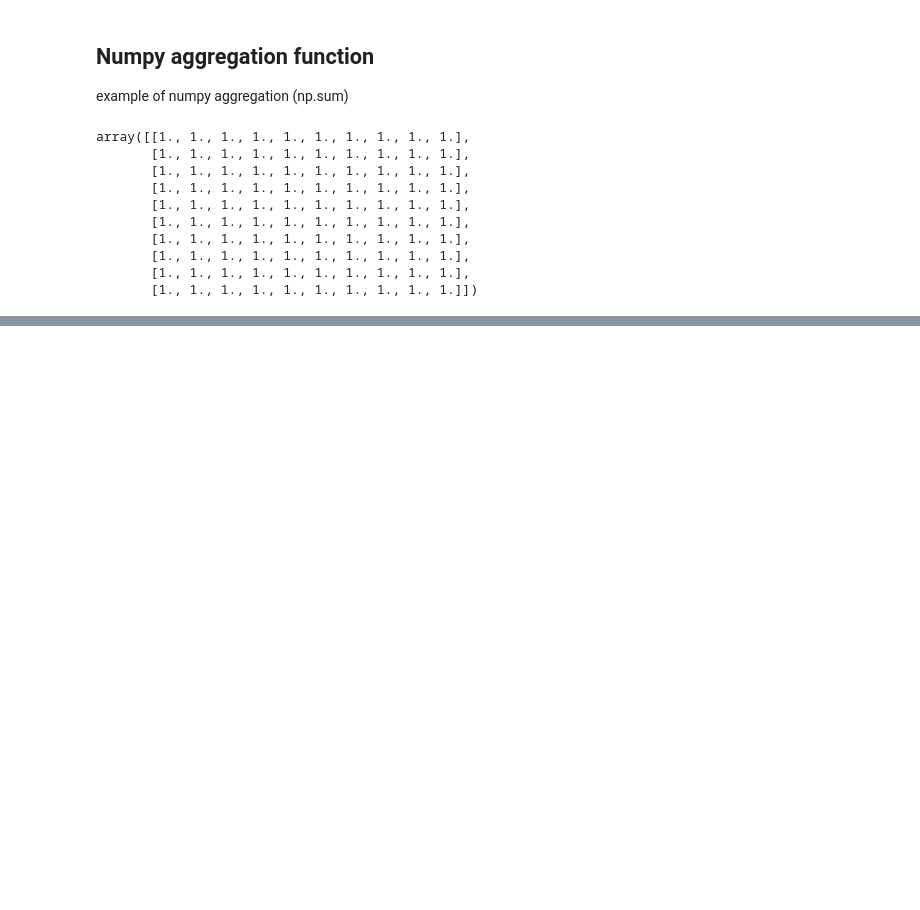
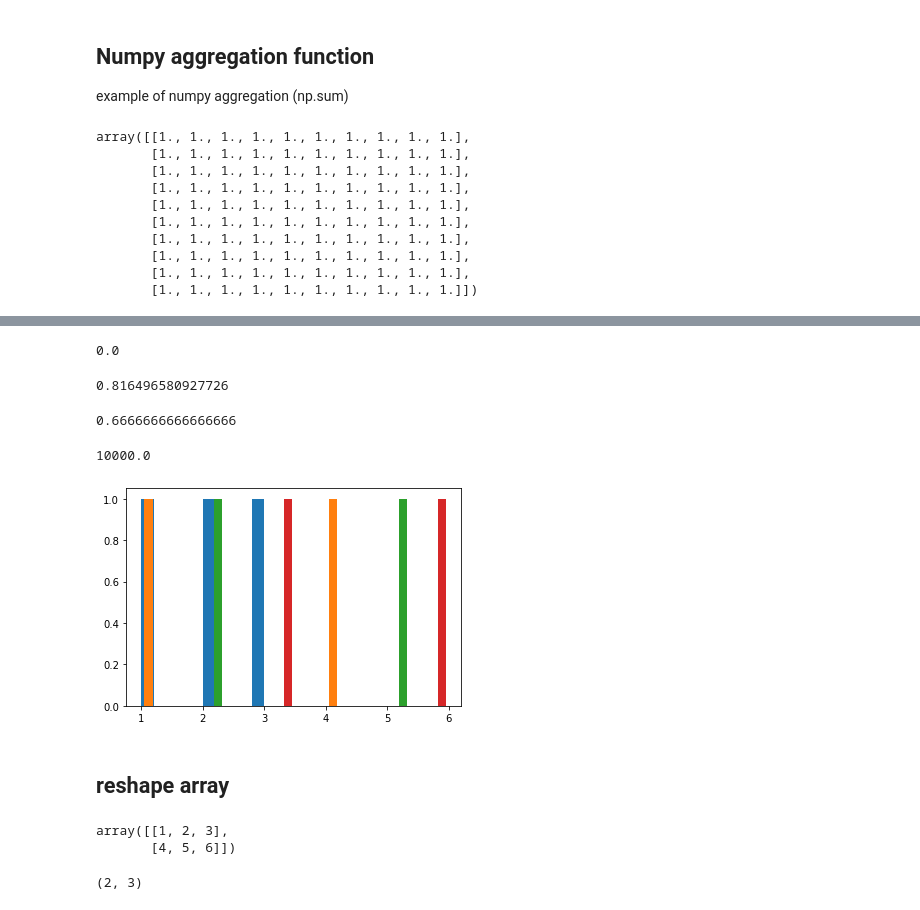
Before and after one commit to thanaponpuipui/data-science-learning, a Jupyter notebook: numpy/numpy-intro.ipynb, the cells around one changed output, grey strips where cells are left out. Saved outputs shown, nothing was run; the diff lists cells and outputs as text; code cells hidden in the pictures; blank space fills up the shorter version.

```diff
--- a/numpy/numpy-intro.ipynb
+++ b/numpy/numpy-intro.ipynb
@@ -453,0 +456,16 @@ array([[1., 1., 1., 1., 1., 1., 1., 1., 1., 1.],
+# %%
+np.var(all_ones)
+# %% [output]
+0.0
+# %%
+np.std(a1)
+# %% [output]
+0.816496580927726
+# %%
+np.var(a1)
+# %% [output]
+0.6666666666666666
+# %%
+np.sum(all_ones)
+# %% [output]
+10000.0
@@ -453,0 +474,17 @@ array([[1., 1., 1., 1., 1., 1., 1., 1., 1., 1.],
+# %%
+plt.hist(a1)
+plt.hist(a2)
+plt.show()
+# %% [output]
+[figure, added]
+# %% [markdown]
+## reshape array
+# %%
+a2
+# %% [output]
+array([[1, 2, 3],
+       [4, 5, 6]])
+# %%
+a2.shape
+# %% [output]
+(2, 3)
```
Also changed, not shown: parts of 49 cells of this notebook, 1 other file.
